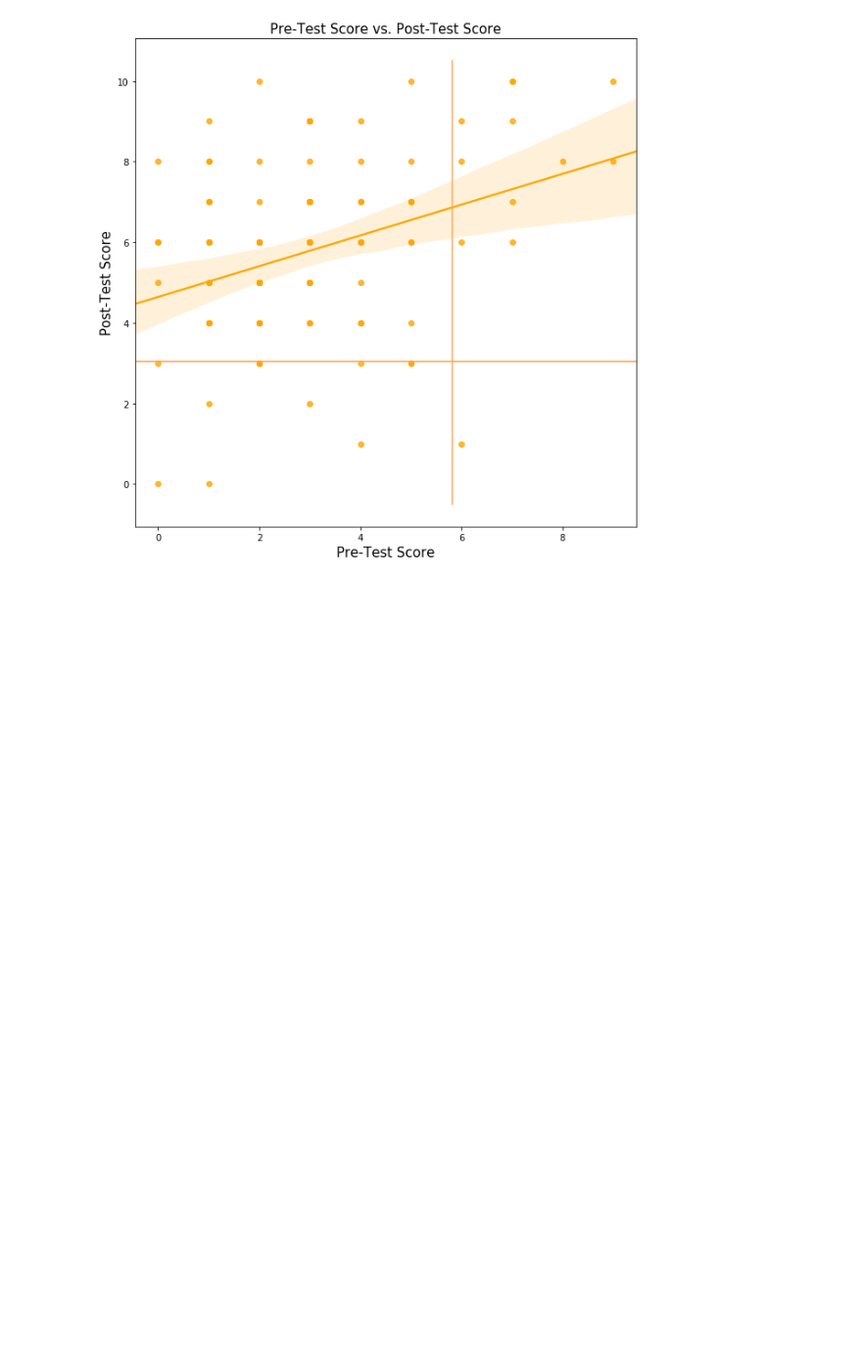
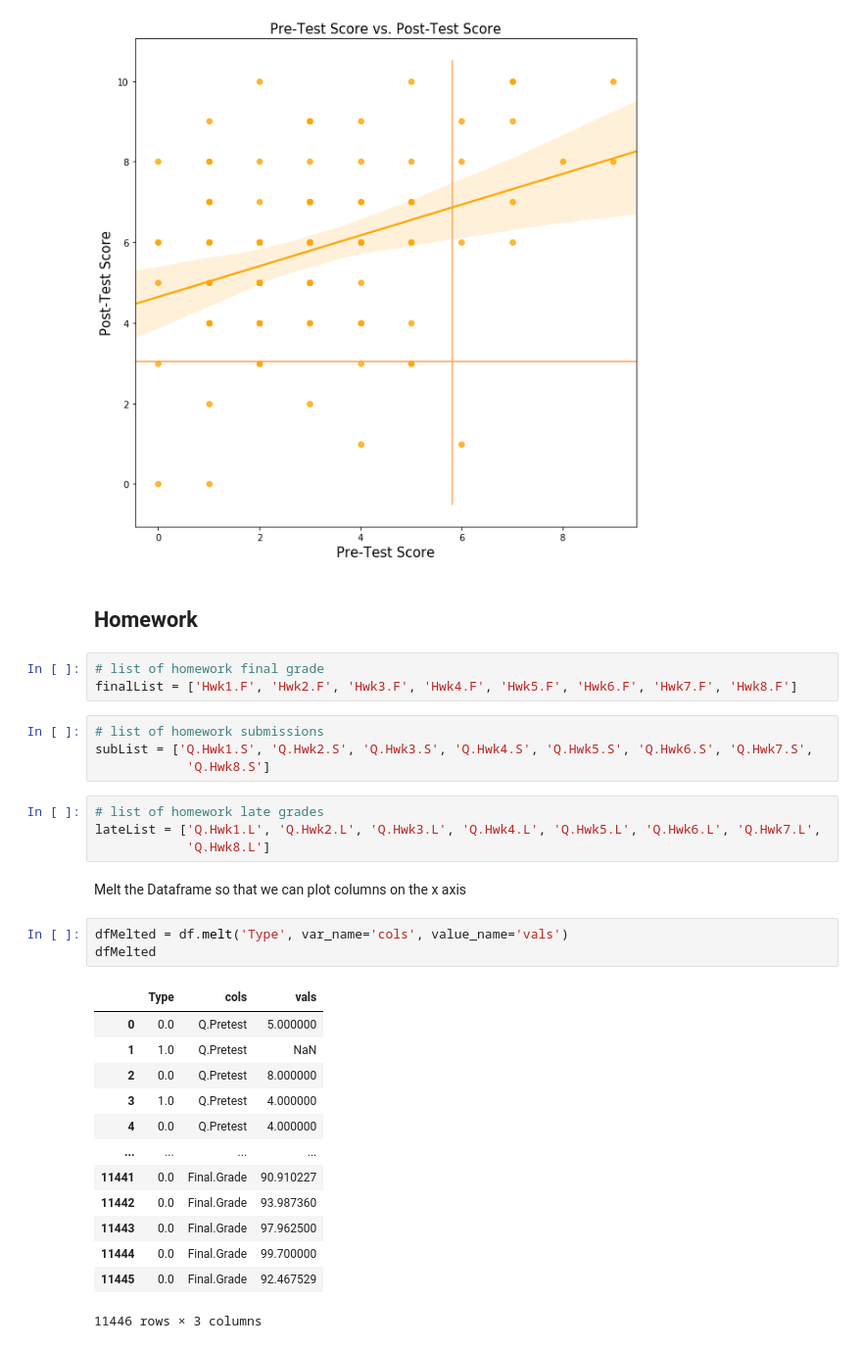
Before and after one commit to coSaari/ExplorationFinalProject, a Jupyter notebook: FinalProject-VisUpdate.ipynb, the cells around one changed output. Shown at 98% size. Drawn from its saved outputs; the diff is of its cells as text; blank space fills up the shorter version.

```diff
--- a/FinalProject-VisUpdate.ipynb
+++ b/FinalProject-VisUpdate.ipynb
@@ -343,3 +386,35 @@ plt.plot(len(y) * [yMean], y, sns.xkcd_rgb["pale orange"])
 # %% [output]
 [<matplotlib.lines.Line2D at 0x...>]
 [figure]
+# %% [markdown]
+## Homework
+# %%
+# list of homework final grade
+finalList = ['Hwk1.F', 'Hwk2.F', 'Hwk3.F', 'Hwk4.F', 'Hwk5.F', 'Hwk6.F', 'Hwk7.F', 'Hwk8.F']
+# %%
+# list of homework submissions
+subList = ['Q.Hwk1.S', 'Q.Hwk2.S', 'Q.Hwk3.S', 'Q.Hwk4.S', 'Q.Hwk5.S', 'Q.Hwk6.S', 'Q.Hwk7.S',
+            'Q.Hwk8.S']
+# %%
+# list of homework late grades
+lateList = ['Q.Hwk1.L', 'Q.Hwk2.L', 'Q.Hwk3.L', 'Q.Hwk4.L', 'Q.Hwk5.L', 'Q.Hwk6.L', 'Q.Hwk7.L',
+            'Q.Hwk8.L']
+# %% [markdown]
+Melt the Dataframe so that we can plot columns on the x axis
+# %%
+dfMelted = df.melt('Type', var_name='cols', value_name='vals')
+dfMelted
+# %% [output]
+|  | Type | cols | vals |
+| 0 | 0.0 | Q.Pretest | 5.000000 |
+| 1 | 1.0 | Q.Pretest | NaN |
+| 2 | 0.0 | Q.Pretest | 8.000000 |
+| 3 | 1.0 | Q.Pretest | 4.000000 |
+| 4 | 0.0 | Q.Pretest | 4.000000 |
+| ... | ... | ... | ... |
+| 11441 | 0.0 | Final.Grade | 90.910227 |
+| 11442 | 0.0 | Final.Grade | 93.987360 |
+| 11443 | 0.0 | Final.Grade | 97.962500 |
+| 11444 | 0.0 | Final.Grade | 99.700000 |
+| 11445 | 0.0 | Final.Grade | 92.467529 |
+11446 rows × 3 columns
```
Also changed, not shown: parts of 13 cells of this notebook.
